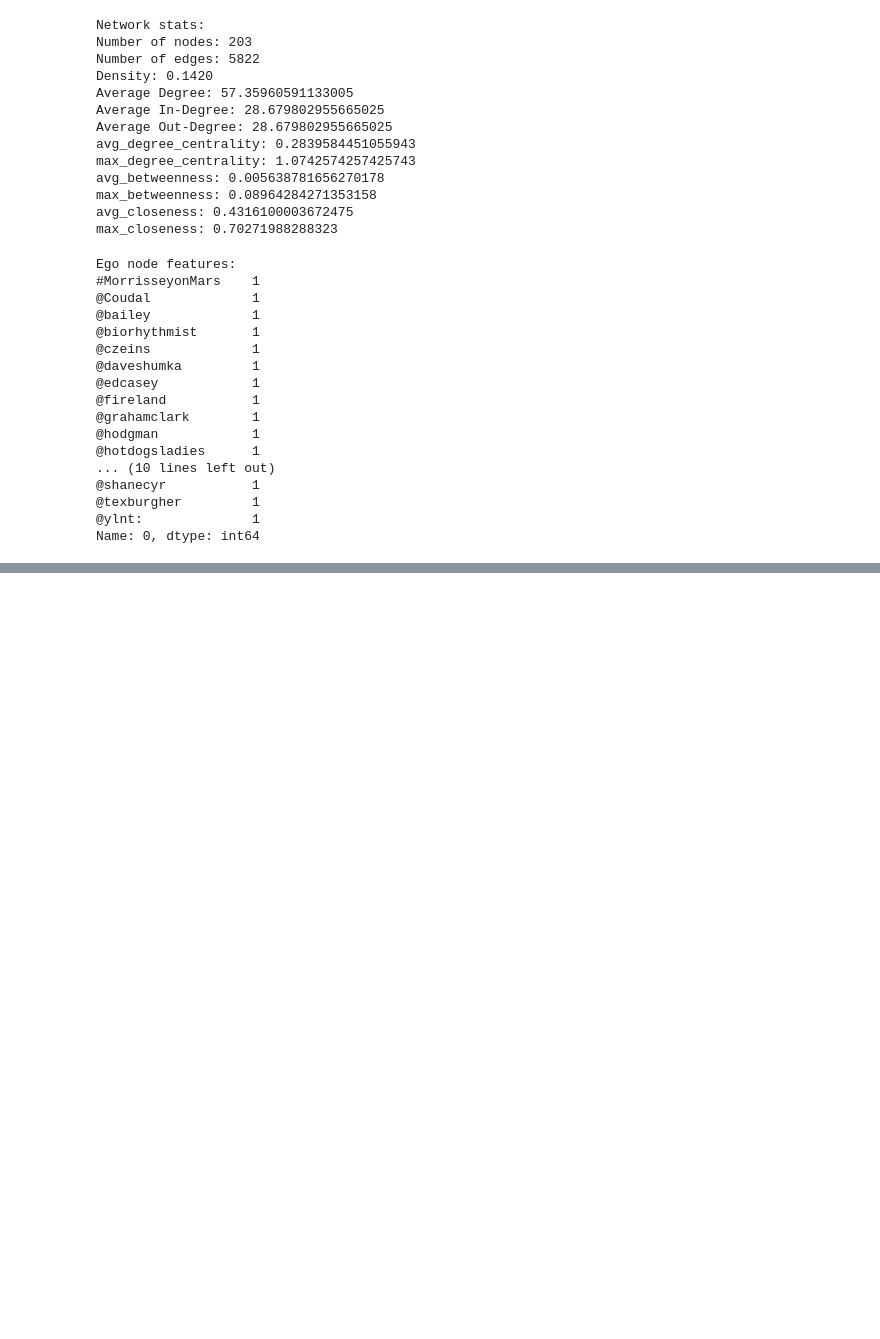
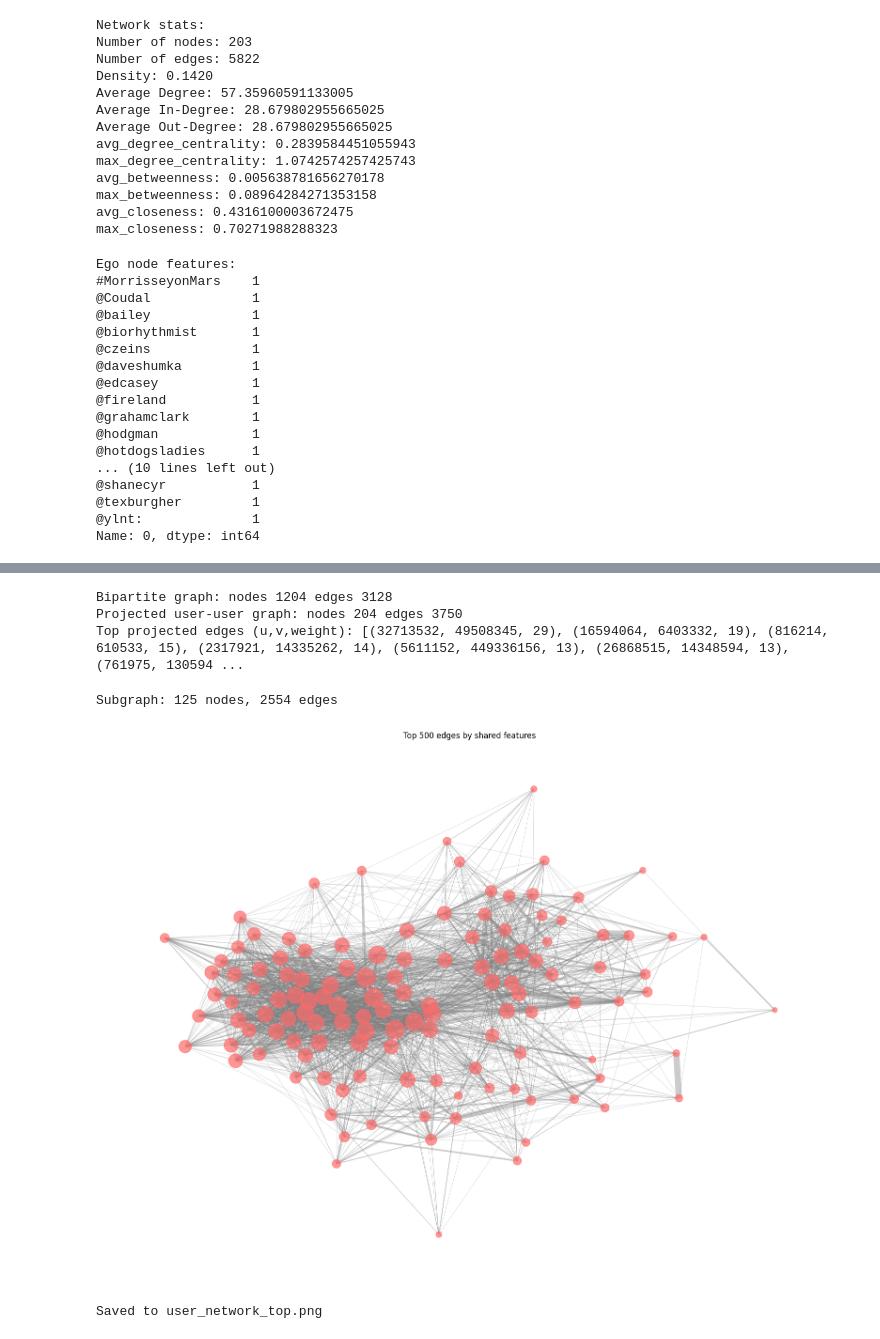
Before and after one commit to andrewchampagne/Twitter-Analysis-Project, a Jupyter notebook: large_dataset_analysis.ipynb, the cells around one changed output, grey strips where cells are left out. Cells and saved outputs as stored; diff of their text form; code cells hidden in the pictures; blank space fills up the shorter version.

Commit message:
new visualizations created

```diff
--- a/large_dataset_analysis.ipynb
+++ b/large_dataset_analysis.ipynb
@@ -115,0 +180,61 @@ Number of edges among nodes with #winning: 0
+# %%
+all_nodes = set(feat['node'].tolist())
+B = nx.Graph()
+user_nodes = list(all_nodes)
+feature_nodes = list(features_to_nodes.keys())
+
+# add nodes with bipartite attribute
+B.add_nodes_from(user_nodes, bipartite=0, node_type='user')
+B.add_nodes_from(feature_nodes, bipartite=1, node_type='feature')
+
+# connect users to features
+for feat_name, nodes in features_to_nodes.items():
+    for u in nodes:
+        B.add_edge(u, feat_name)
+
+print("Bipartite graph: nodes", B.number_of_nodes(), "edges", B.number_of_edges())
+
+# project to user-user graph with weights (# shared features)
+G_proj = bipartite.weighted_projected_graph(B, user_nodes)
+
+print("Projected user-user graph: nodes", G_proj.number_of_nodes(), "edges", G_proj.number_of_edges())
+# show top edges by weight
+top_proj = sorted(G_proj.edges(data=True), key=lambda x: x[2].get('weight',0), reverse=True)[:10]
+print("Top projected edges (u,v,weight):", [(u,v,d['weight']) for u,v,d in top_proj])
+# %% [output]
+Bipartite graph: nodes 1204 edges 3128
+Projected user-user graph: nodes 204 edges 3750
+Top projected edges (u,v,weight): [(32713532, 49508345, 29), (16594064, 6403332, 19), (816214, 610533, 15), (2317921, 14335262, 14), (5611152, 449336156, 13), (26868515, 14348594, 13), (761975, 130594 ...
+# %%
+# Get top 500 edges by weight
+K = 2000
+top_edges = sorted(G_proj.edges(data=True), key=lambda x: x[2].get('weight', 0), reverse=True)[:K]
+nodes_in_top = set()
+for u, v, d in top_edges:
+    nodes_in_top.add(u)
+    nodes_in_top.add(v)
+
+G_top = G_proj.subgraph(nodes_in_top)
+
+print(f"Subgraph: {G_top.number_of_nodes()} nodes, {G_top.number_of_edges()} edges")
+
+plt.figure(figsize=(16, 12))
+pos = nx.spring_layout(G_top, k=1, iterations=100, seed=42)
+
+# Node size by degree, edge width by weight
+node_sizes = [G_top.degree(n) * 10 for n in G_top.nodes()]
+edge_widths = [G_proj[u][v].get('weight', 1) / 2 for u, v in G_top.edges()]
+
+nx.draw_networkx_nodes(G_top, pos, node_size=node_sizes, node_color='#FF6B6B', alpha=0.7)
+nx.draw_networkx_edges(G_top, pos, width=edge_widths, alpha=0.4, edge_color='gray')
+plt.title(f"Top {K} edges by shared features")
+plt.axis('off')
+plt.tight_layout()
+plt.savefig('user_network_top.png', dpi=150, bbox_inches='tight')
+plt.show()
+
+print("Saved to user_network_top.png")
+# %% [output]
+Subgraph: 125 nodes, 2554 edges
+[figure, added]
+Saved to user_network_top.png
```
Also changed, not shown: parts of 7 cells of this notebook, 6 other files.
